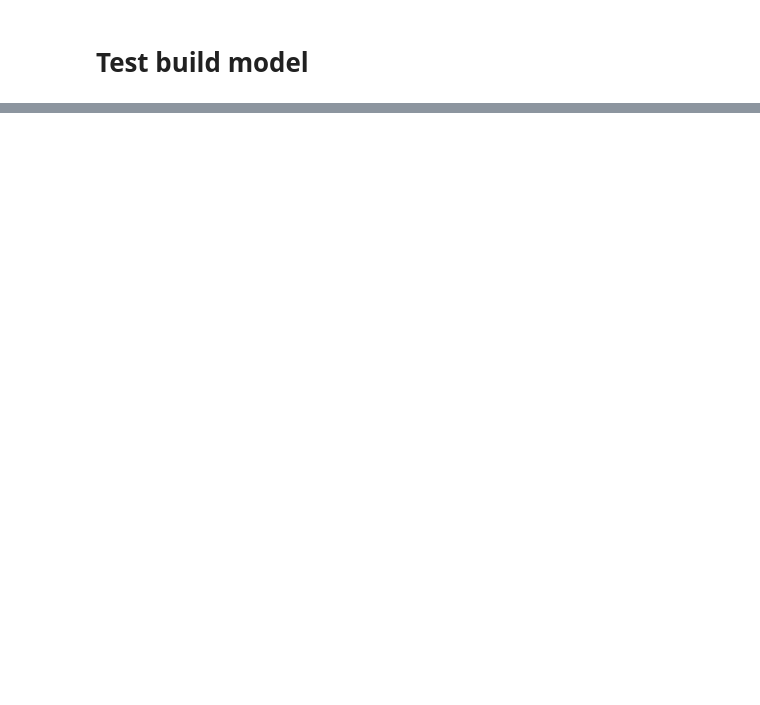
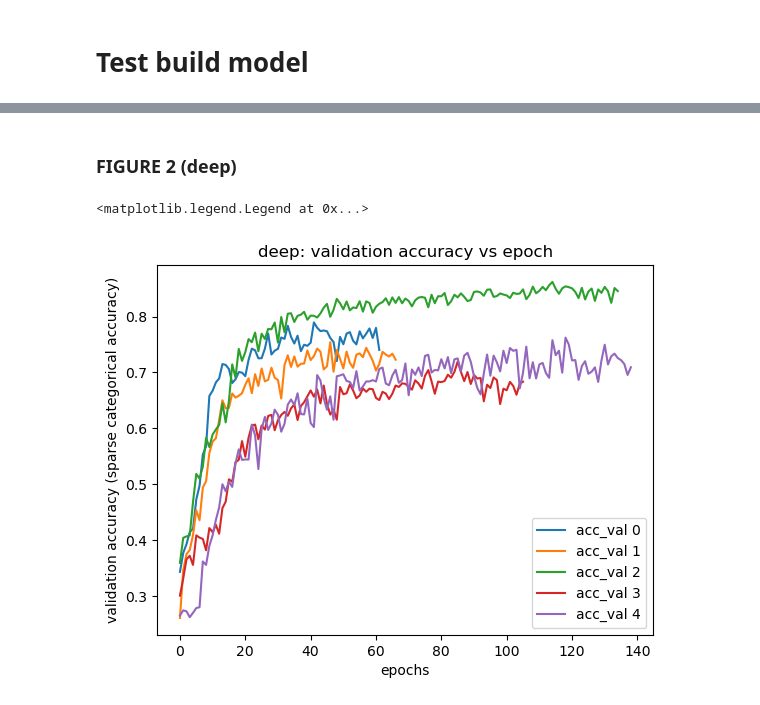
Before and after one commit to Zajumino/aml, a Jupyter notebook: hw3/hw3.ipynb, the cells around one changed output, grey strips where cells are left out. Drawn from its saved outputs; the diff is of its cells as text; code cells hidden in the pictures; blank space fills up the shorter version.

```diff
--- a/hw3/hw3.ipynb
+++ b/hw3/hw3.ipynb
@@ -87,0 +168,17 @@ plt.legend()
+# %% [markdown]
+### FIGURE 2 (deep)
+# %%
+# plot learning curve
+plt.figure()
+plt.plot(results_d[0]['history']['val_sparse_categorical_accuracy'], label='acc_val 0')
+plt.plot(results_d[1]['history']['val_sparse_categorical_accuracy'], label='acc_val 1')
+plt.plot(results_d[2]['history']['val_sparse_categorical_accuracy'], label='acc_val 2')
+plt.plot(results_d[3]['history']['val_sparse_categorical_accuracy'], label='acc_val 3')
+plt.plot(results_d[4]['history']['val_sparse_categorical_accuracy'], label='acc_val 4')
+plt.ylabel('validation accuracy (sparse categorical accuracy)')
+plt.xlabel('epochs')
+plt.title('deep: validation accuracy vs epoch')
+plt.legend()
+# %% [output]
+<matplotlib.legend.Legend at 0x...>
+[figure, added]
```
Also changed, not shown: parts of 27 cells of this notebook, 10 other files.
